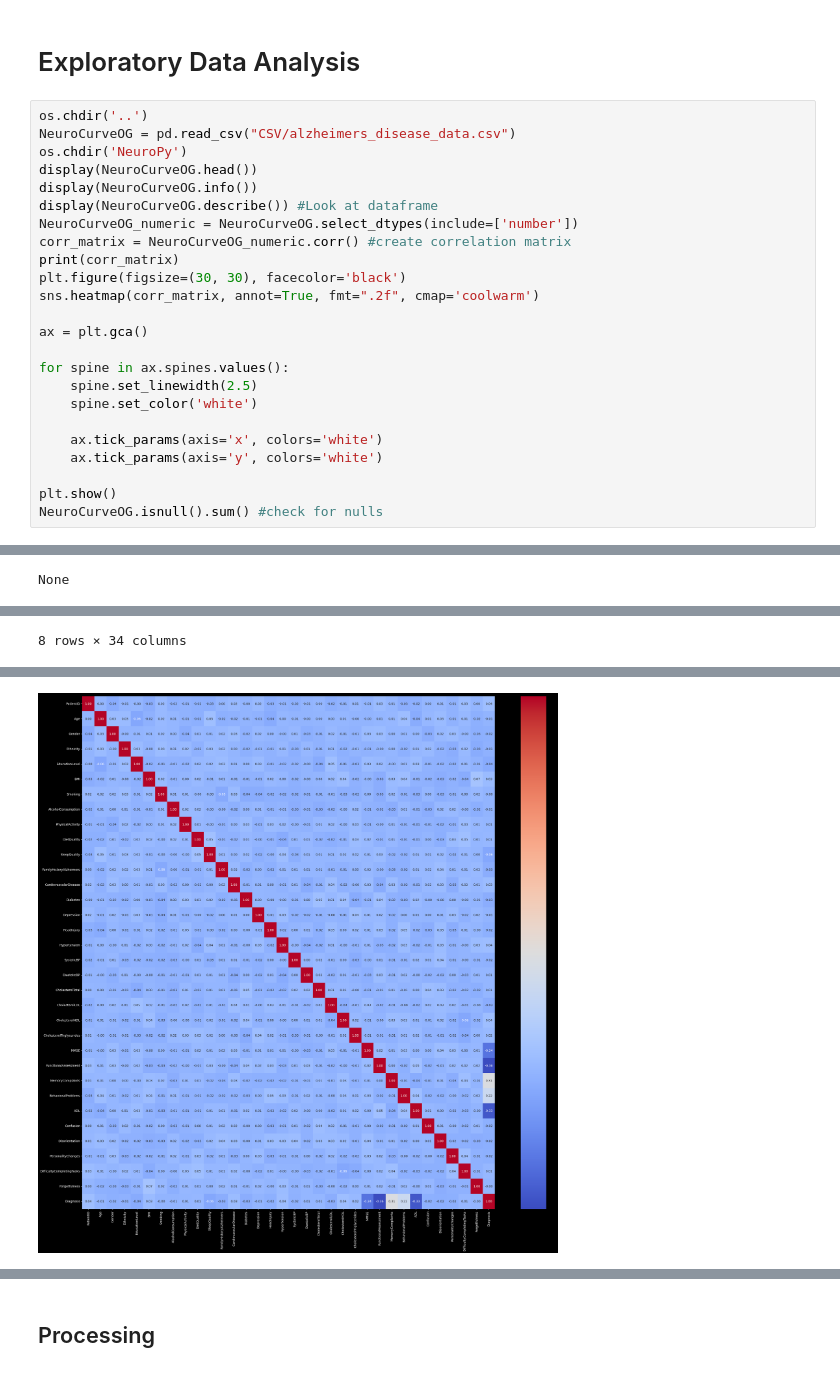
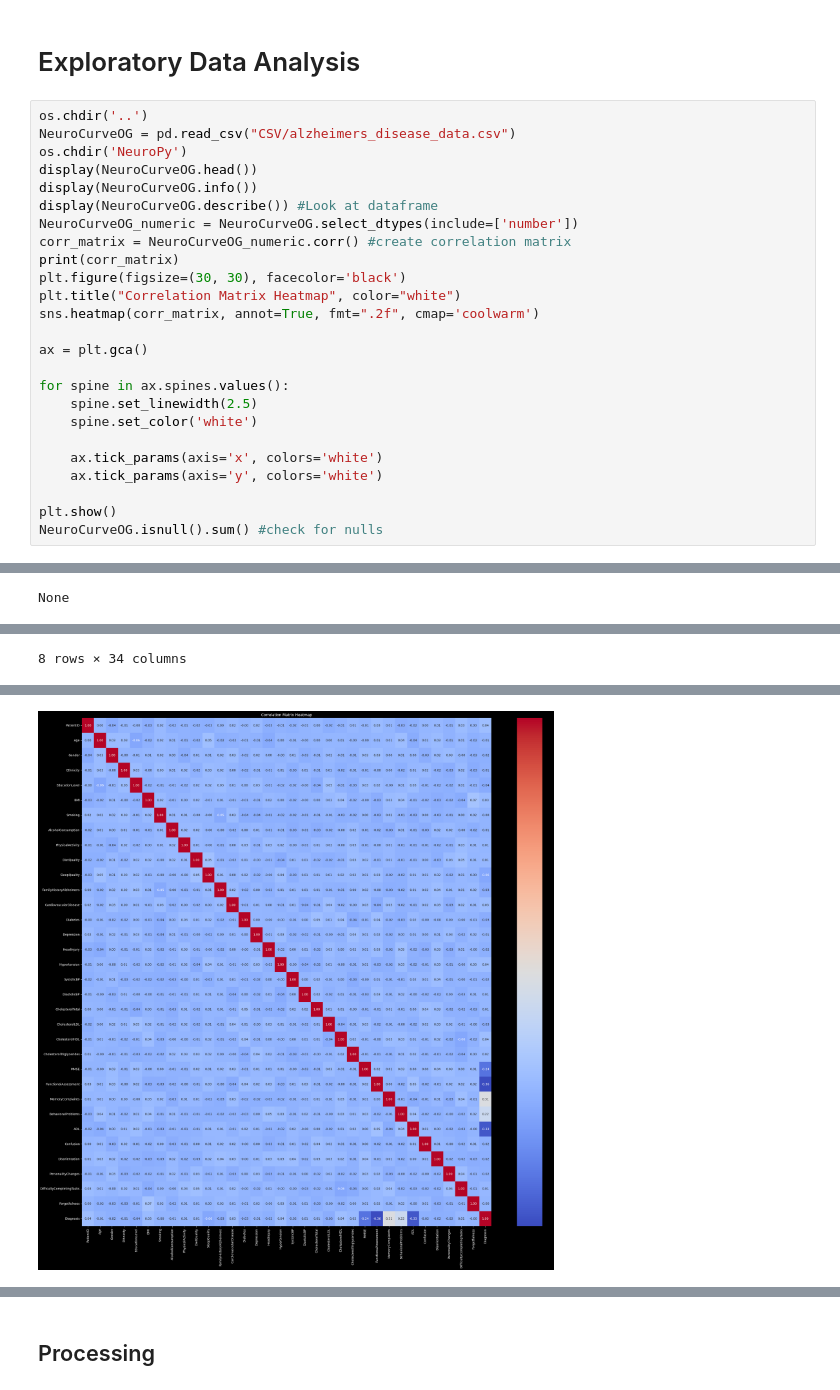
Before and after one commit to Spakshots/NeuroCurve, a Jupyter notebook: NeuroPy/visualization.ipynb, the cells around one changed output, grey strips where cells are left out. Drawn from its saved outputs; the diff is of its cells as text.

Commit message:
title to correlation matrix heatmap

```diff
--- a/NeuroPy/visualization.ipynb
+++ b/NeuroPy/visualization.ipynb
@@ -36,6 +36,7 @@ NeuroCurveOG_numeric = NeuroCurveOG.select_dtypes(include=['number'])
 corr_matrix = NeuroCurveOG_numeric.corr() #create correlation matrix
 print(corr_matrix)
 plt.figure(figsize=(30, 30), facecolor='black')
+plt.title("Correlation Matrix Heatmap", color="white")
 sns.heatmap(corr_matrix, annot=True, fmt=".2f", cmap='coolwarm')
 
 ax = plt.gca()
@@ -75,34 +76,34 @@ Data columns (total 35 columns):
 dtypes: float64(12), int64(22), object(1)
 memory usage: 587.7+ KB
 None
 |  | PatientID | Age | Gender | Ethnicity | EducationLevel | BMI | Smoking | AlcoholConsumption | ... |
 | count | 2149.000000 | 2149.000000 | 2149.000000 | 2149.000000 | 2149.000000 | 2149.000000 | 2149.000000 | 2149.000000 | ... |
 | mean | 5825.000000 | 74.908795 | 0.506282 | 0.697534 | 1.286645 | 27.655697 | 0.288506 | 10.039442 | ... |
 | std | 620.507185 | 8.990221 | 0.500077 | 0.996128 | 0.904527 | 7.217438 | 0.453173 | 5.757910 | ... |
 | min | 4751.000000 | 60.000000 | 0.000000 | 0.000000 | 0.000000 | 15.008851 | 0.000000 | 0.002003 | ... |
 | 25% | 5288.000000 | 67.000000 | 0.000000 | 0.000000 | 1.000000 | 21.611408 | 0.000000 | 5.139810 | ... |
 | 50% | 5825.000000 | 75.000000 | 1.000000 | 0.000000 | 1.000000 | 27.823924 | 0.000000 | 9.934412 | ... |
 | 75% | 6362.000000 | 83.000000 | 1.000000 | 1.000000 | 2.000000 | 33.869778 | 1.000000 | 15.157931 | ... |
 | max | 6899.000000 | 90.000000 | 1.000000 | 3.000000 | 3.000000 | 39.992767 | 1.000000 | 19.989293 | ... |
 8 rows × 34 columns
                            PatientID       Age    Gender  Ethnicity  \
 PatientID                   1.000000  0.002947 -0.043665  -0.007608
 Age                         0.002947  1.000000  0.028708   0.027745
 Gender                     -0.043665  0.028708  1.000000  -0.003660
 Ethnicity                  -0.007608  0.027745 -0.003660   1.000000
 EducationLevel             -0.001729 -0.060560 -0.007070   0.026516
 BMI                        -0.034228 -0.015677  0.005928  -0.003176
 Smoking                     0.021907  0.020060  0.016650   0.031485
 AlcoholConsumption         -0.020733  0.007323  0.004330   0.008363
 PhysicalActivity           -0.011424 -0.010249 -0.035795   0.020498
 DietQuality                -0.018490 -0.023386  0.010942  -0.018184
 SleepQuality               -0.026069  0.049139  0.007310   0.029304
 ... (237 lines left out)
 Forgetfulness                              -0.013386       1.000000  -0.000354
 Diagnosis                                   0.009069      -0.000354   1.000000
 
 [34 rows x 34 columns]
-[figure, old version]
+[figure, new version]
 PatientID                    0
 Age                          0
 Gender                       0
```
Also changed, not shown: parts of 1 cell of this notebook.
